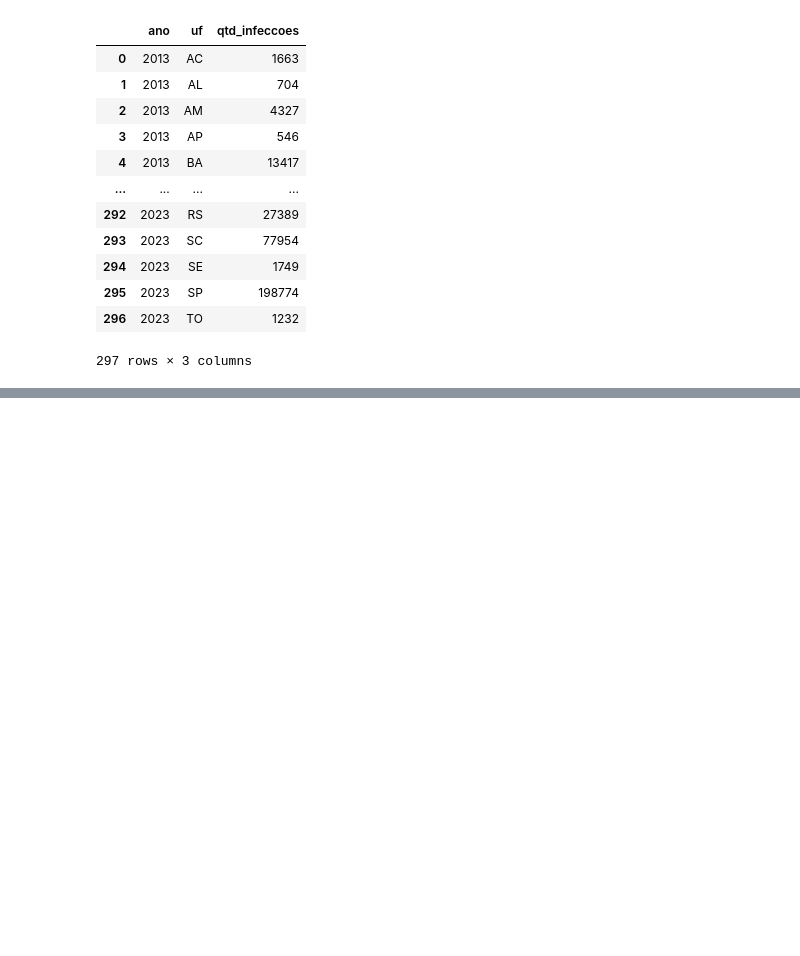
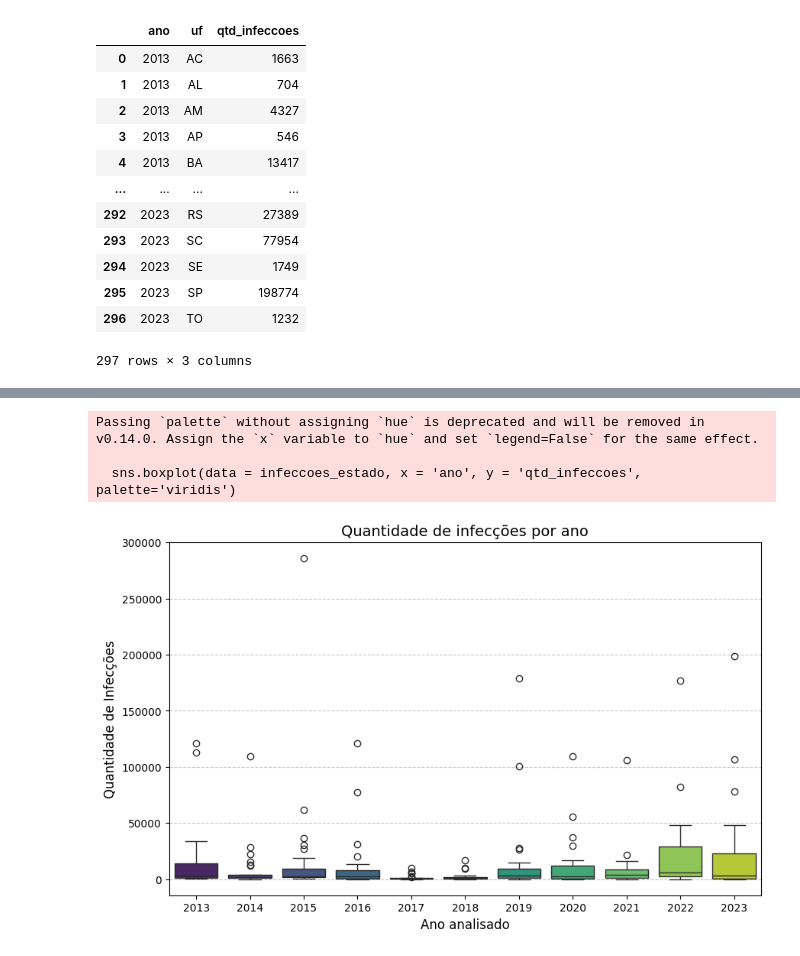
Before and after one commit to LuFeMa33/Codes_FIAP, a Jupyter notebook: Dengue_Brasil.ipynb, the cells around one changed output, grey strips where cells are left out. Drawn from its saved outputs; the diff is of its cells as text; code cells hidden in the pictures; blank space fills up the shorter version.

```diff
--- a/Dengue_Brasil.ipynb
+++ b/Dengue_Brasil.ipynb
@@ -173,0 +194,16 @@ infeccoes_estado
+# %%
+# criando gráfico boxplot comparando a quantidade de infecções por ano
+plt.figure(figsize=(10,6))
+sns.boxplot(data = infeccoes_estado, x = 'ano', y = 'qtd_infeccoes', palette='viridis')
+
+# personalizando o gráfico
+plt.title('Quantidade de infecções por ano', fontsize = 14,)
+plt.xlabel('Ano analisado', fontsize = 12)
+plt.ylabel('Quantidade de Infecções', fontsize = 12)
+plt.grid(axis = 'y', linestyle = '--', alpha = 0.7)
+plt.show()
+# %% [output]
+Passing `palette` without assigning `hue` is deprecated and will be removed in v0.14.0. Assign the `x` variable to `hue` and set `legend=False` for the same effect.
+
+  sns.boxplot(data = infeccoes_estado, x = 'ano', y = 'qtd_infeccoes', palette='viridis')
+[figure, added]
```
Also changed, not shown: parts of 12 cells of this notebook.
